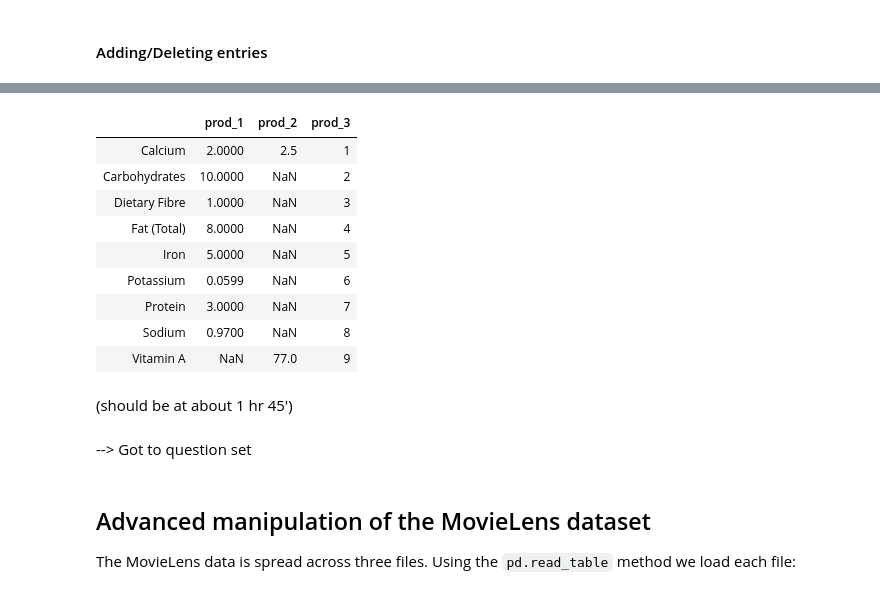
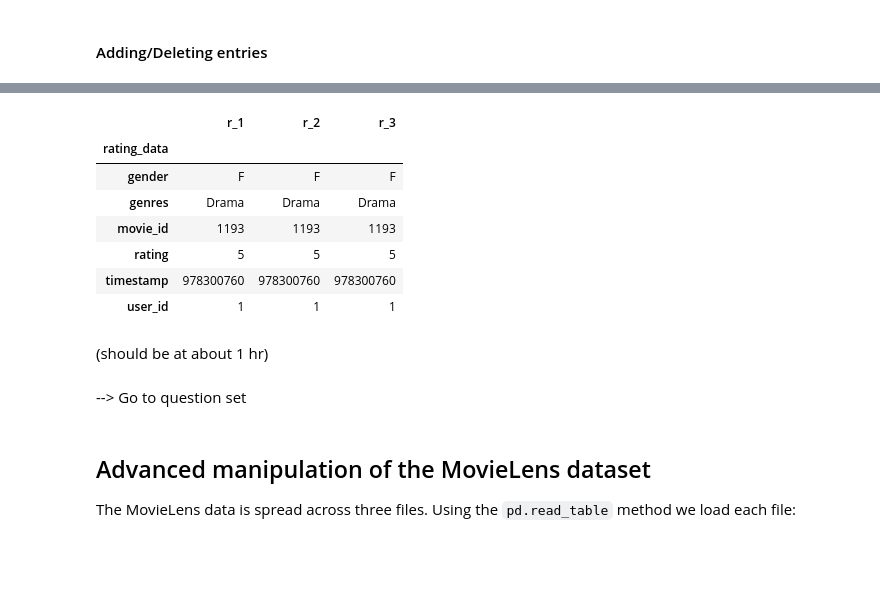
Before and after one commit to aurora1625/pycon2013, a Jupyter notebook: pycon.ipynb, the cells around one changed output, grey strips where cells are left out. Cells and saved outputs as stored; diff of their text form; code cells hidden in the pictures; blank space fills up the shorter version.

```diff
--- a/pycon.ipynb
+++ b/pycon.ipynb
@@ -842,21 +829,20 @@ df.drop('prod_1', axis=1)
-# %%
-df['prod_3'] = np.array([1,2,3,4,5,6,7,8,9])
-df
-# %% [output]
-|  | prod_1 | prod_2 | prod_3 |
-| Calcium | 2.0000 | 2.5 | 1 |
-| Carbohydrates | 10.0000 | NaN | 2 |
-| Dietary Fibre | 1.0000 | NaN | 3 |
-| Fat (Total) | 8.0000 | NaN | 4 |
-| Iron | 5.0000 | NaN | 5 |
-| Potassium | 0.0599 | NaN | 6 |
-| Protein | 3.0000 | NaN | 7 |
-| Sodium | 0.9700 | NaN | 8 |
-| Vitamin A | NaN | 77.0 | 9 |
+# %%
+# careful with the order here
+df['r_3'] = ['F', 'Drama', 1193, 5, 978300760, 1]
+df
+# %% [output]
+|  | r_1 | r_2 | r_3 |
+| rating_data |  |  |  |
+| gender | F | F | F |
+| genres | Drama | Drama | Drama |
+| movie_id | 1193 | 1193 | 1193 |
+| rating | 5 | 5 | 5 |
+| timestamp | 978300760 | 978300760 | 978300760 |
+| user_id | 1 | 1 | 1 |
 # %% [markdown]
-(should be at about 1 hr 45')
+(should be at about 1 hr)
 # %% [markdown]
---> Got to question set
+--> Go to question set
 # %% [markdown]
 ## Advanced manipulation of the MovieLens dataset
 
```
Also changed, not shown: parts of 18 cells of this notebook.
